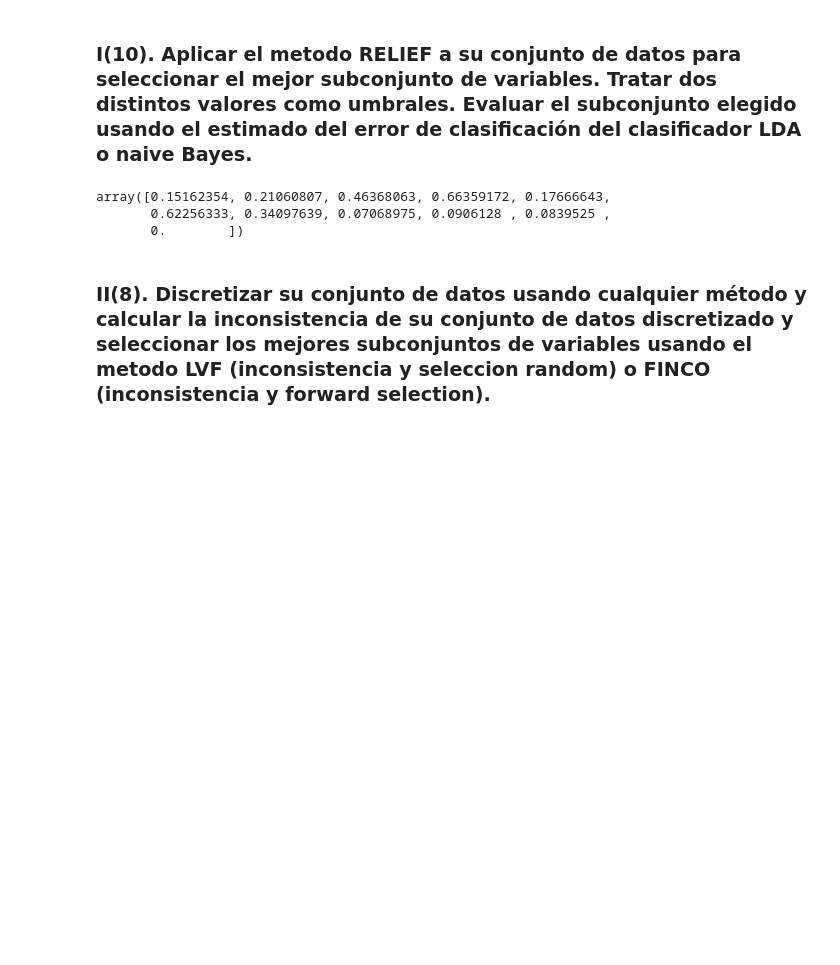
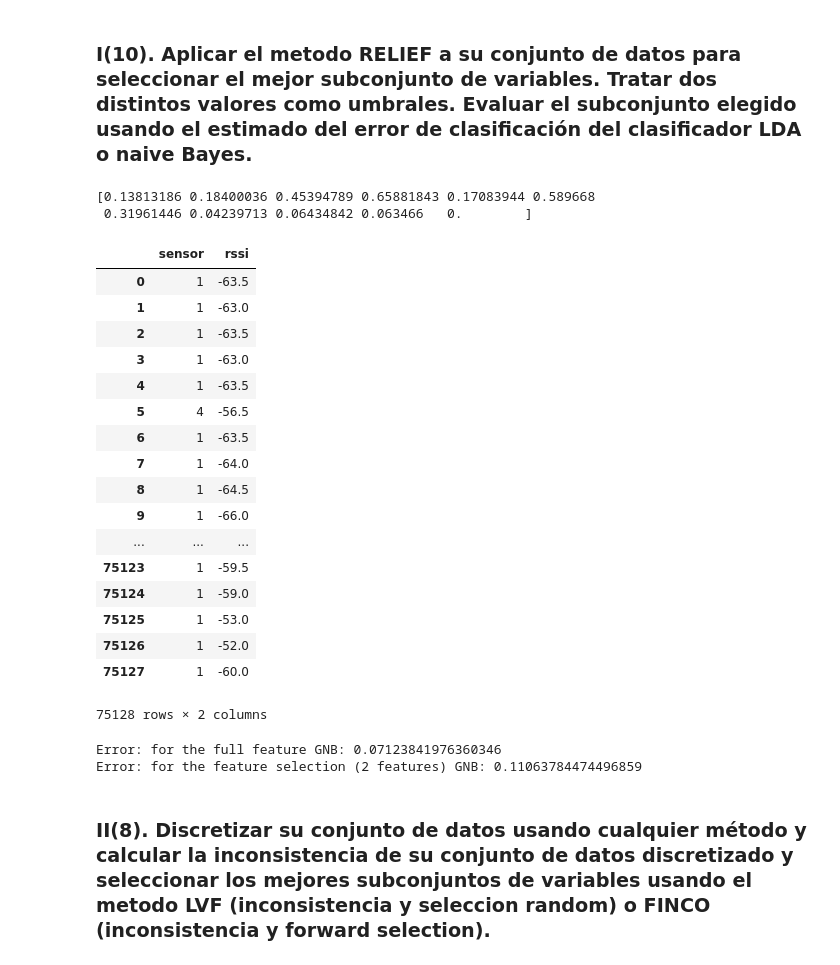
Before and after one commit to fdrio/Data_Mining, a Jupyter notebook: HW/HW2/HW2.ipynb, the cells around one changed output. Drawn from its saved outputs; the diff is of its cells as text; code cells hidden in the pictures; blank space fills up the shorter version.

```diff
--- a/HW/HW2/HW2.ipynb
+++ b/HW/HW2/HW2.ipynb
@@ -52,9 +54,11 @@ health_df.drop("Unnamed: 0",axis=1)
 ref = ReliefF(n_features_to_select=2)
 
 # Input and target
-health_df_train_input = health_df.drop('activity',axis=1)[:4000]
-health_df_train_target = health_df['activity'][:4000]
+health_df_train_input = health_df.drop('activity',axis=1)
+health_df_train_target = health_df['activity']
 
+health_df_train_input_prime = health_df_train_input [:5000]
+health_df_train_target_prime  = health_df_train_target[:5000]
 
 
 # Mapping target data
@@ -63,12 +67,32 @@ health_df_train_target.replace(mp).values
 health_df_train_target = health_df_train_target.replace(mp)
 # %%
 #Applying the RelieF feature selection algorithm to the data
-# I will choose the best 3 features for this analysis, however this could change. 3 would be approximately 1/3
-#of all of the feature variables
-ref.fit(health_df_train_input.values,health_df_train_target.values)
-ref.feature_importances_
-# 3,4,6 are the most important features
+# I will choose the best 3 features for this analysis, however this could change.
+ref.fit(health_df_train_input_prime.values,health_df_train_target_prime.values)
+print(ref.feature_importances_)
+# 4(sensor),6 (rssi) are the most important features
+
+#Data Frame for the selected features
+health_df_input_feature_select = health_df_train_input[['sensor','rssi']]
+health_df_input_feature_select
 # %% [output]
-array([0.15162354, 0.21060807, 0.46368063, 0.66359172, 0.17666643,
-       0.62256333, 0.34097639, 0.07068975, 0.0906128 , 0.0839525 ,
-       0.        ])
+[0.13813186 0.18400036 0.45394789 0.65881843 0.17083944 0.589668
+ 0.31961446 0.04239713 0.06434842 0.063466   0.        ]
+|  | sensor | rssi |
+| 0 | 1 | -63.5 |
+| 1 | 1 | -63.0 |
+| 2 | 1 | -63.5 |
+| 3 | 1 | -63.0 |
+| 4 | 1 | -63.5 |
+| 5 | 4 | -56.5 |
+| 6 | 1 | -63.5 |
+| 7 | 1 | -64.0 |
+| 8 | 1 | -64.5 |
+| 9 | 1 | -66.0 |
+| ... | ... | ... |
+| 75123 | 1 | -59.5 |
+| 75124 | 1 | -59.0 |
+| 75125 | 1 | -53.0 |
+| 75126 | 1 | -52.0 |
+| 75127 | 1 | -60.0 |
+75128 rows × 2 columns
@@ -77,3 +99,30 @@ array([0.15162354, 0.21060807, 0.46368063, 0.66359172, 0.17666643,
+# %%
+#Using the Naive Bayes classifier to estimate the error for the best 3 feature variables subset
+# I am going to assume P(x|y) follows a Gaussian Distribution, thus I am going to use a Gaussian Naive Bayes Classifier
+
+gnb_feature = GaussianNB() # Gaussian Naive Bayes Classifier Object with the feature selection parameters.
+gnb = GaussianNB() # Gaussian Naive Bayes Classifier Object for all the features (For comparison)
+
+
+#Fitting (Using 75% for training and 25% for predict, thus getting an error estimate)
+gnb_feature.fit(health_df_input_feature_select[:56346].values,health_df_train_target[:56346].values) # 75128 * 75% = 56346
+gnb.fit(health_df_train_input[:56346].values,health_df_train_target[:56346].values)
+
+
+#Predicting (25% dataset)
+full_pred = gnb.predict(health_df_train_input[56346:].values)
+feature_pred = gnb_feature.predict(health_df_input_feature_select[56346:].values)
+
+
+
+
+# Measuring error
+# Mislabelled for the FULL feature naive bayes
+print("Error: for the full feature GNB:",(full_pred != health_df_train_target[56346:].values).sum()/full_pred.shape[0])
+print("Error: for the feature selection (2 features) GNB:",(feature_pred != health_df_train_target[56346:].values).sum()/full_pred.shape[0])
+# %% [output]
+Error: for the full feature GNB: 0.07123841976360346
+Error: for the feature selection (2 features) GNB: 0.11063784474496859
 # %% [markdown]
 ### II(8). Discretizar su conjunto de datos usando cualquier método y calcular la inconsistencia de su conjunto de datos discretizado y seleccionar los mejores subconjuntos de variables usando el metodo LVF (inconsistencia y seleccion random) o FINCO (inconsistencia y forward selection).
 # %% [markdown]
```
Also changed, not shown: parts of 3 cells of this notebook.
